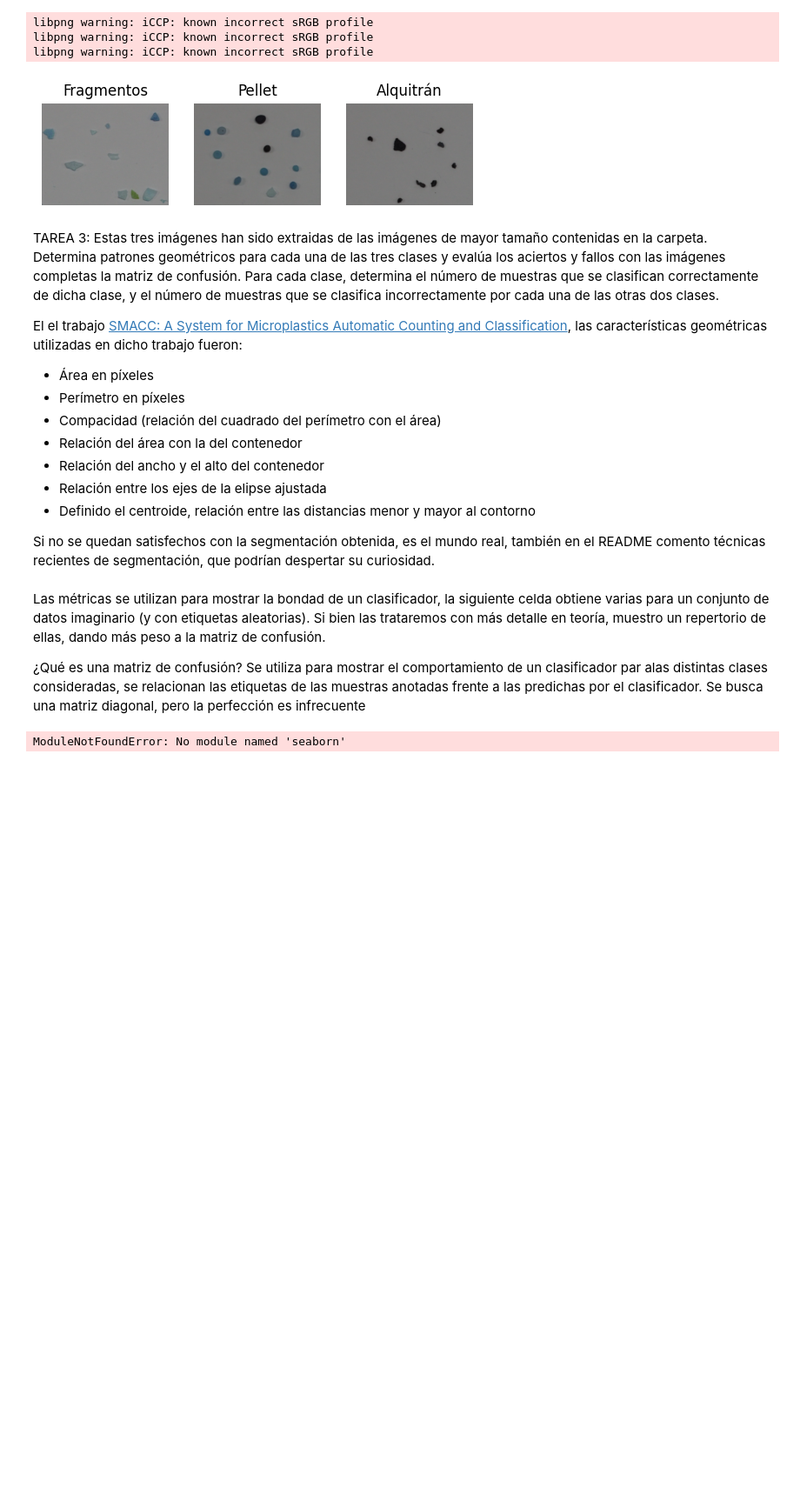
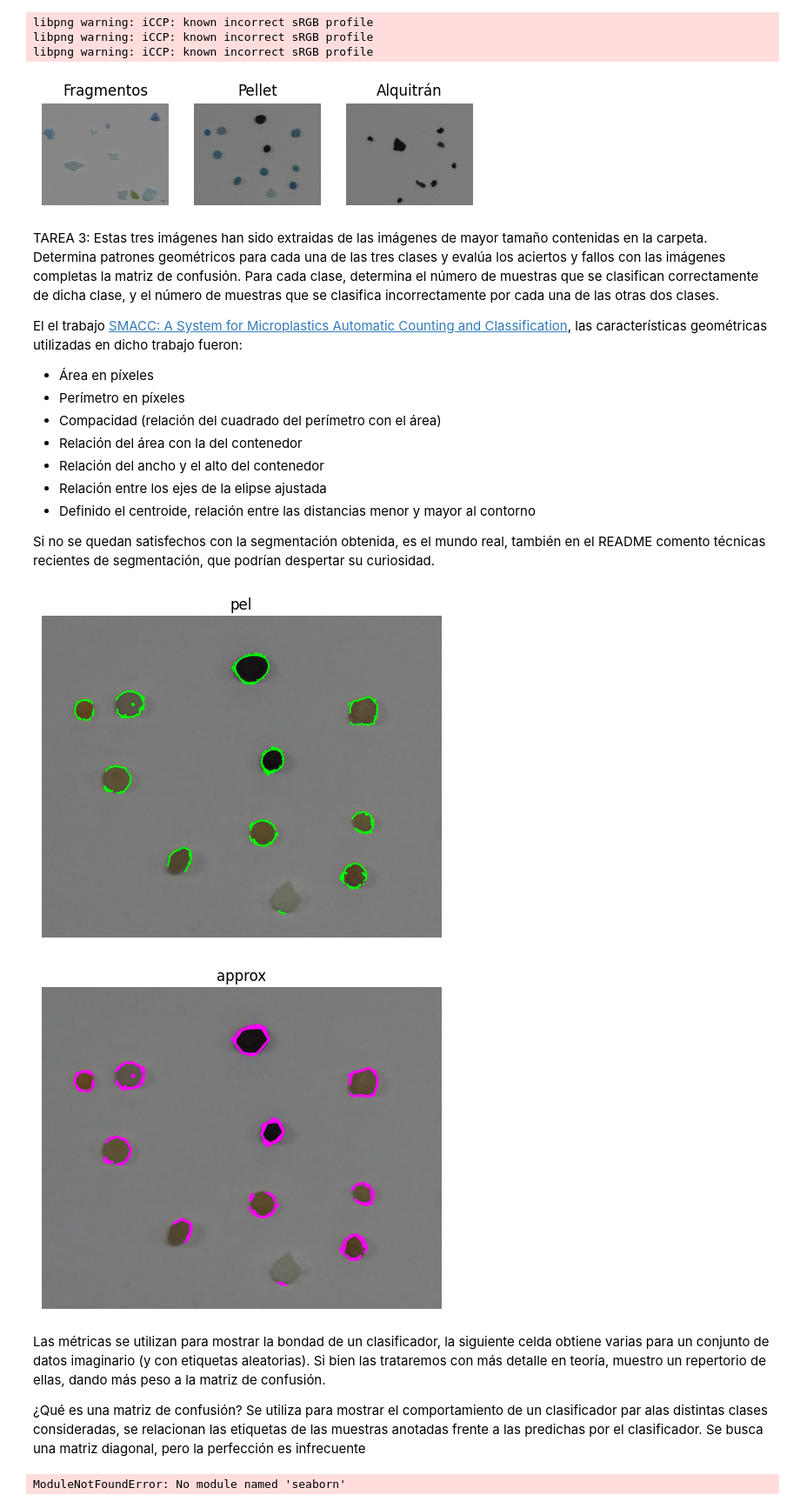
Before and after one commit to VC-ulpgc-JRP-y-SGR/p3-vc, a Jupyter notebook: VC_P3.ipynb, the cells around one changed output. Shown at 87% size. Saved outputs shown, nothing was run; the diff lists cells and outputs as text; code cells hidden in the pictures; blank space fills up the shorter version.

Commit message:
trying to get contours

```diff
--- a/VC_P3.ipynb
+++ b/VC_P3.ipynb
@@ -449,6 +448,81 @@ El el trabajo [SMACC: A System for Microplastics Automatic Counting and Classifi
 - Definido el centroide, relación entre las distancias menor y mayor al contorno
 
 Si no se quedan satisfechos con la segmentación obtenida, es el mundo real, también en el README comento técnicas recientes de segmentación, que podrían despertar su curiosidad.
+# %%
+# cargamos las imágenes y las pasamos a rgb
+imgFO = cv2.imread('FRA.png')
+# imgPO = cv2.imread('pellet-03-olympus-10-01-2020.JPG')
+imgPO = cv2.imread('PEL.png')
+imgTO = cv2.imread('TAR.png')
+
+imgFO_rgb = cv2.cvtColor(imgFO, cv2.COLOR_BGR2RGB)
+imgPO_rgb = cv2.cvtColor(imgPO, cv2.COLOR_BGR2RGB)
+imgTO_rgb = cv2.cvtColor(imgTO, cv2.COLOR_BGR2RGB)
+
+# convertimos las imágenes a escala de grises
+imgFO_gris = cv2.cvtColor(imgFO, cv2.COLOR_BGR2GRAY)
+imgPO_gris = cv2.cvtColor(imgPO, cv2.COLOR_BGR2GRAY)
+imgTO_gris = cv2.cvtColor(imgTO, cv2.COLOR_BGR2GRAY)
+
+# aplicamos canny
+min_threshold = 20
+max_threshold = 80
+
+imgFO_canny = cv2.Canny(imgFO_gris, min_threshold, max_threshold)
+imgPO_canny = cv2.Canny(imgPO_gris, min_threshold, max_threshold)
+imgTO_canny = cv2.Canny(imgTO_gris, min_threshold, max_threshold)
+
+# obtención de contornos externos
+contoursFO, _ = cv2.findContours(imgFO_canny, cv2.RETR_EXTERNAL, cv2.CHAIN_APPROX_SIMPLE)
+contoursPO, _ = cv2.findContours(imgPO_canny, cv2.RETR_EXTERNAL, cv2.CHAIN_APPROX_SIMPLE)
+contoursTO, _ = cv2.findContours(imgTO_canny, cv2.RETR_EXTERNAL, cv2.CHAIN_APPROX_SIMPLE)
+
+imgFO_c = cv2.cvtColor(imgFO, cv2.COLOR_BGR2RGB)
+imgPO_c = cv2.cvtColor(imgPO, cv2.COLOR_BGR2RGB)
+imgTO_c = cv2.cvtColor(imgTO, cv2.COLOR_BGR2RGB)
+
+cv2.drawContours(imgFO_c, contoursFO, -1, (0,255,0), 3)
+cv2.drawContours(imgPO_c, contoursPO, -1, (0,255,0), 3)
+cv2.drawContours(imgTO_c, contoursTO, -1, (0,255,0), 3)
+
+# plt.axis("off")
+# plt.imshow(imgFO_c)
+# plt.title('frag')
+# plt.show()
+
+plt.axis("off")
+plt.imshow(imgPO_c)
+plt.title('pel')
+plt.show()
+
+# plt.axis("off")
+# plt.imshow(imgTO_c)
+# plt.title('tar')
+# plt.show()
+
+imgFO_a = cv2.cvtColor(imgFO, cv2.COLOR_BGR2RGB)
+imgPO_a = cv2.cvtColor(imgPO, cv2.COLOR_BGR2RGB)
+imgTO_a = cv2.cvtColor(imgTO, cv2.COLOR_BGR2RGB)
+
+# obtención de contornos circulares
+approx_contours = []
+for contour in contoursPO:
+    # calculamos el valor de epsilon a partir del perimetro para aproximar la forma del contorno
+    epsilon = 0.02*cv2.arcLength(contour, True)
+    # aproximamos las formas
+    approx = cv2.approxPolyDP(contour, epsilon, True)
+    if len(approx) >= 5:
+        approx_contours.append(approx)
+
+cv2.drawContours(imgPO_a, approx_contours, -1, (255,0,255), 5)
+
+plt.axis("off")
+plt.imshow(imgPO_a)
+plt.title('approx')
+plt.show()
+# %% [output]
+[figure, added]
+[figure, added]
 # %% [markdown]
 Las métricas se utilizan para mostrar la bondad de un clasificador, la siguiente celda obtiene varias para un conjunto de datos imaginario (y con etiquetas aleatorias). Si bien las trataremos con más detalle en teoría, muestro un repertorio de ellas, dando más peso a la matriz de confusión.
 
```
Also changed, not shown: parts of 2 cells of this notebook.
